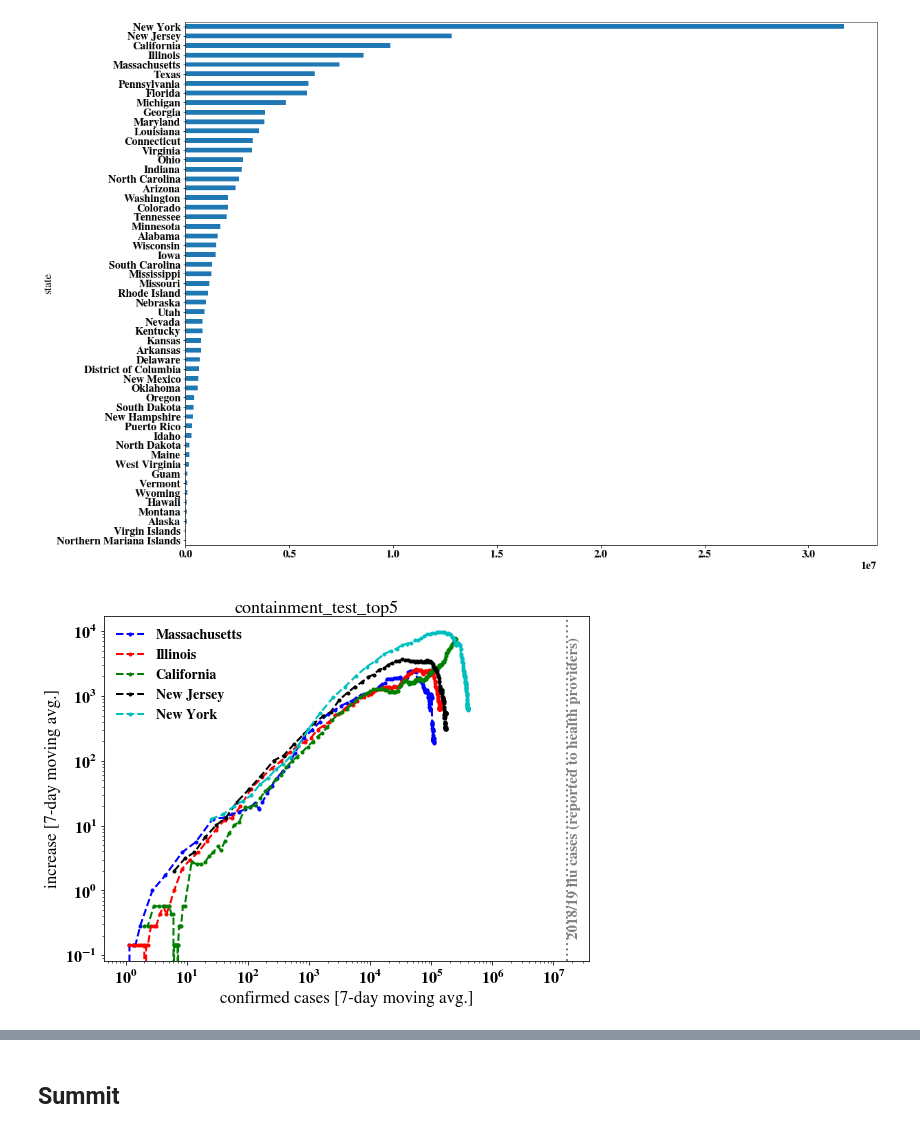
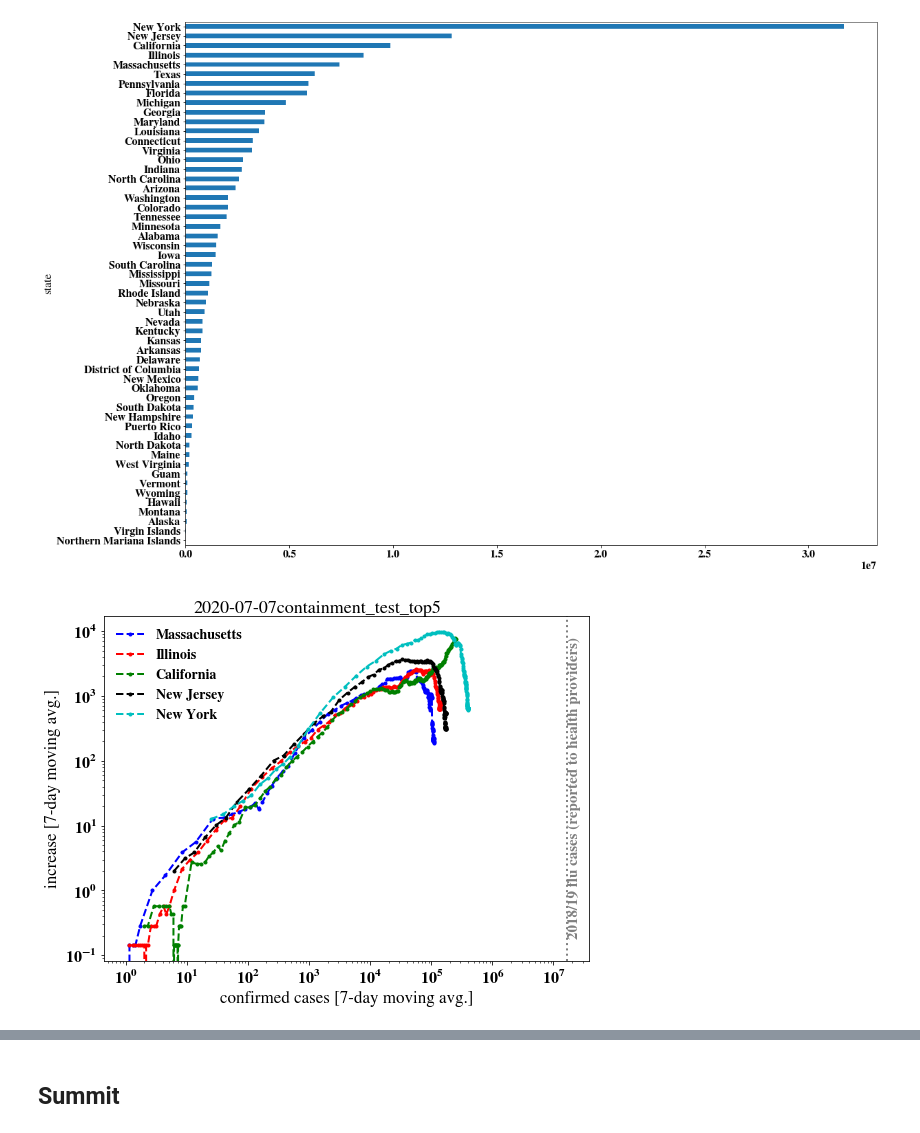
Before and after one commit to cpnHere/covid-19-data, a Jupyter notebook: my_work/desk.ipynb, the cells around one changed output, grey strips where cells are left out. Saved outputs shown, nothing was run; the diff lists cells and outputs as text; code cells hidden in the pictures.

```diff
--- a/my_work/desk.ipynb
+++ b/my_work/desk.ipynb
@@ -3,7 +3,7 @@ from c19analysis import *
 import cpnCommonlib as cpn
 cpn.setup_figures(plt)
 # %%
-today = pd.to_datetime('07/06/2020')
+today = pd.to_datetime('07/07/2020')
 path = '../'
 filename = 'us-counties.csv'
 fnamesta = 'us-states.csv'
@@ -22,17 +22,17 @@ data.groupby("state").cases.sum().sort_values().plot(kind="barh", ax=ax4)
 # %%
 top5 = data.groupby("state").cases.sum().sort_values().keys()[-5:]
 fig4,ax4 = plt.subplots(figsize=(8,6))
-fig4_ttl = "containment_test_top5"
+fig4_ttl = str(today.date())+"containment_test_top5"
 clrs=['b','r','g','k','c']
 for sts in np.arange(top5.size):
     confirmed_cases_vs_increase_state(data_st,top5[sts],fig4,ax4,clr=clrs[sts],lns='.--',moving_window=7)
 ax4.axvline(16.5e6,ls=':',color='grey')
 ax4.annotate('2018/19 flu cases (reported to health providers)',xy=(17e6,0.2),color='grey',rotation=90)
 ax4.set_xlabel('confirmed cases [7-day moving avg.]')
 ax4.set_ylabel('increase [7-day moving avg.]')
 ax4.legend()
 fig4.suptitle(fig4_ttl)
 fig4.tight_layout(rect=[0,0,1,0.98])
 fig4.show()
 # %% [output]
-[figure, old version]
+[figure, new version]
```
Also changed, not shown: parts of 3 cells of this notebook.
